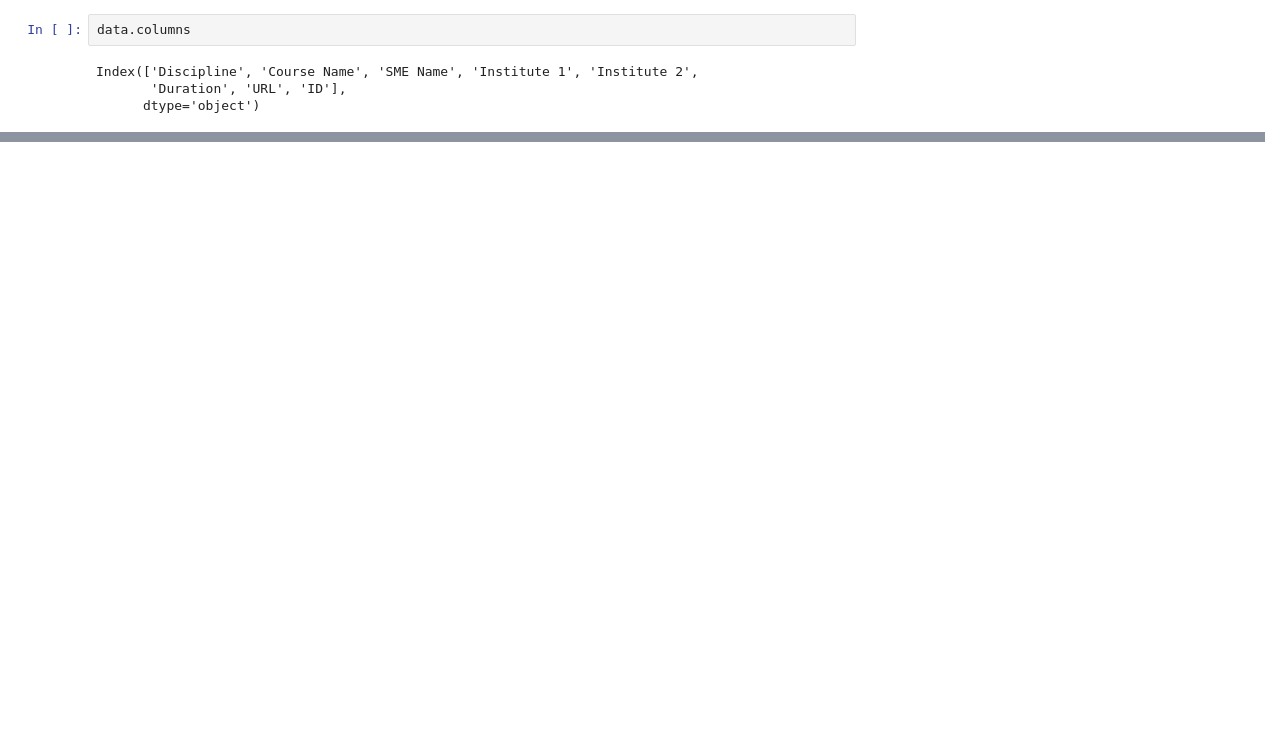
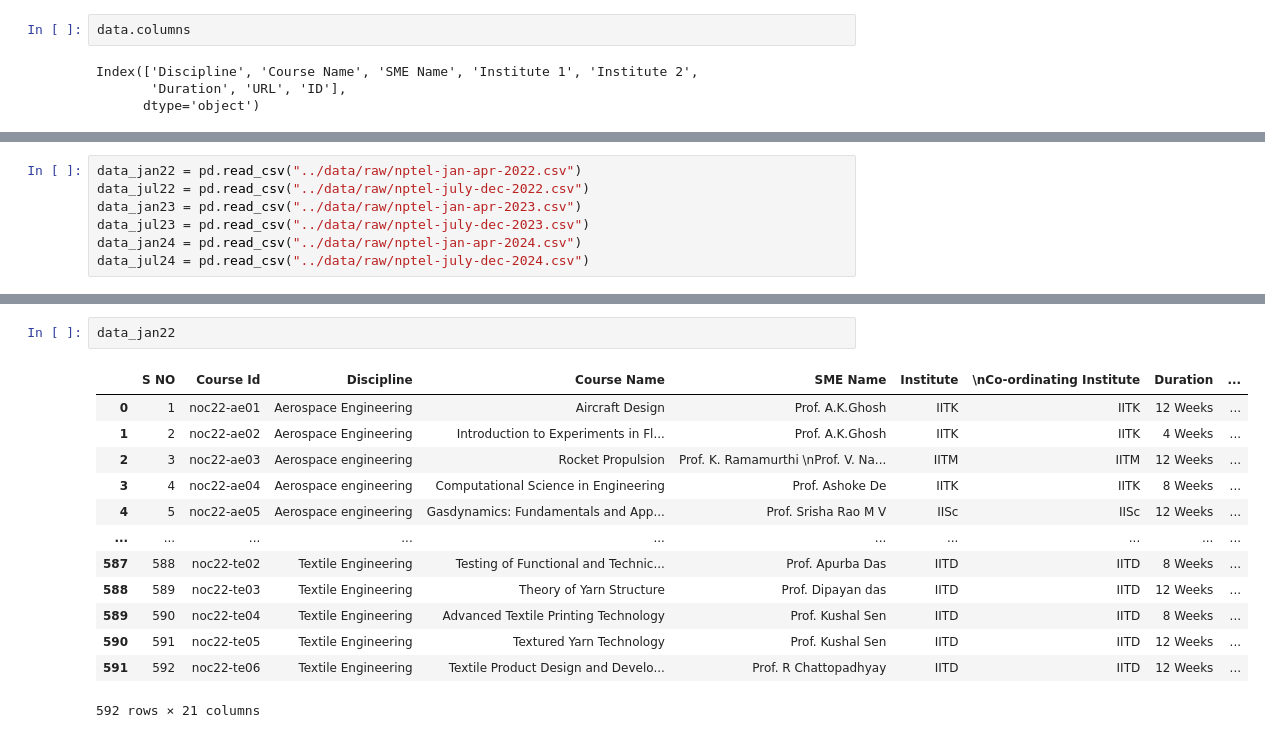
Before and after one commit to Khan-Ramsha/CourseNode, a Jupyter notebook: backend/notebooks/nptel-scrape.ipynb, the cells around one changed output, grey strips where cells are left out. Drawn from its saved outputs; the diff is of its cells as text; blank space fills up the shorter version.

Commit message:
data preprocessed and saved

```diff
--- a/backend/notebooks/nptel-scrape.ipynb
+++ b/backend/notebooks/nptel-scrape.ipynb
@@ -229,0 +227,7 @@ cse_data.to_csv("cse-jan-apr-2025.csv", index=False)
+# %%
+data_jan22 = pd.read_csv("../data/raw/nptel-jan-apr-2022.csv")
+data_jul22 = pd.read_csv("../data/raw/nptel-july-dec-2022.csv")
+data_jan23 = pd.read_csv("../data/raw/nptel-jan-apr-2023.csv")
+data_jul23 = pd.read_csv("../data/raw/nptel-july-dec-2023.csv")
+data_jan24 = pd.read_csv("../data/raw/nptel-jan-apr-2024.csv")
+data_jul24 = pd.read_csv("../data/raw/nptel-july-dec-2024.csv")
@@ -229,0 +247,16 @@ cse_data.to_csv("cse-jan-apr-2025.csv", index=False)
+# %%
+data_jan22
+# %% [output]
+|  | S NO | Course Id | Discipline | Course Name | SME Name | Institute | \nCo-ordinating Institute | Duration | ... |
+| 0 | 1 | noc22-ae01 | Aerospace Engineering | Aircraft Design | Prof. A.K.Ghosh | IITK | IITK | 12 Weeks | ... |
+| 1 | 2 | noc22-ae02 | Aerospace Engineering | Introduction to Experiments in Fl... | Prof. A.K.Ghosh | IITK | IITK | 4 Weeks | ... |
+| 2 | 3 | noc22-ae03 | Aerospace engineering | Rocket Propulsion | Prof. K. Ramamurthi \nProf. V. Na... | IITM | IITM | 12 Weeks | ... |
+| 3 | 4 | noc22-ae04 | Aerospace engineering | Computational Science in Engineering | Prof. Ashoke De | IITK | IITK | 8 Weeks | ... |
+| 4 | 5 | noc22-ae05 | Aerospace engineering | Gasdynamics: Fundamentals and App... | Prof. Srisha Rao M V | IISc | IISc | 12 Weeks | ... |
+| ... | ... | ... | ... | ... | ... | ... | ... | ... | ... |
+| 587 | 588 | noc22-te02 | Textile Engineering | Testing of Functional and Technic... | Prof. Apurba Das | IITD | IITD | 8 Weeks | ... |
+| 588 | 589 | noc22-te03 | Textile Engineering | Theory of Yarn Structure | Prof. Dipayan das | IITD | IITD | 12 Weeks | ... |
+| 589 | 590 | noc22-te04 | Textile Engineering | Advanced Textile Printing Technology | Prof. Kushal Sen | IITD | IITD | 8 Weeks | ... |
+| 590 | 591 | noc22-te05 | Textile Engineering | Textured Yarn Technology | Prof. Kushal Sen | IITD | IITD | 12 Weeks | ... |
+| 591 | 592 | noc22-te06 | Textile Engineering | Textile Product Design and Develo... | Prof. R Chattopadhyay | IITD | IITD | 12 Weeks | ... |
+592 rows × 21 columns
```
Also changed, not shown: parts of 20 cells of this notebook, 1 other file.
